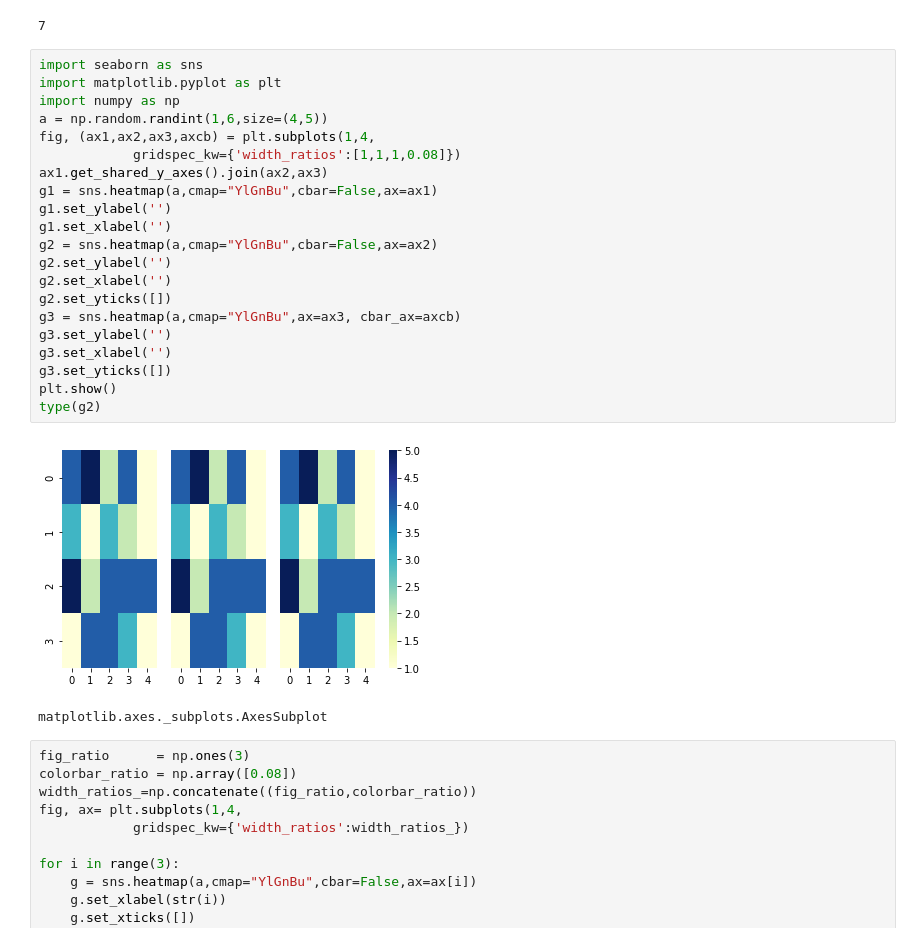
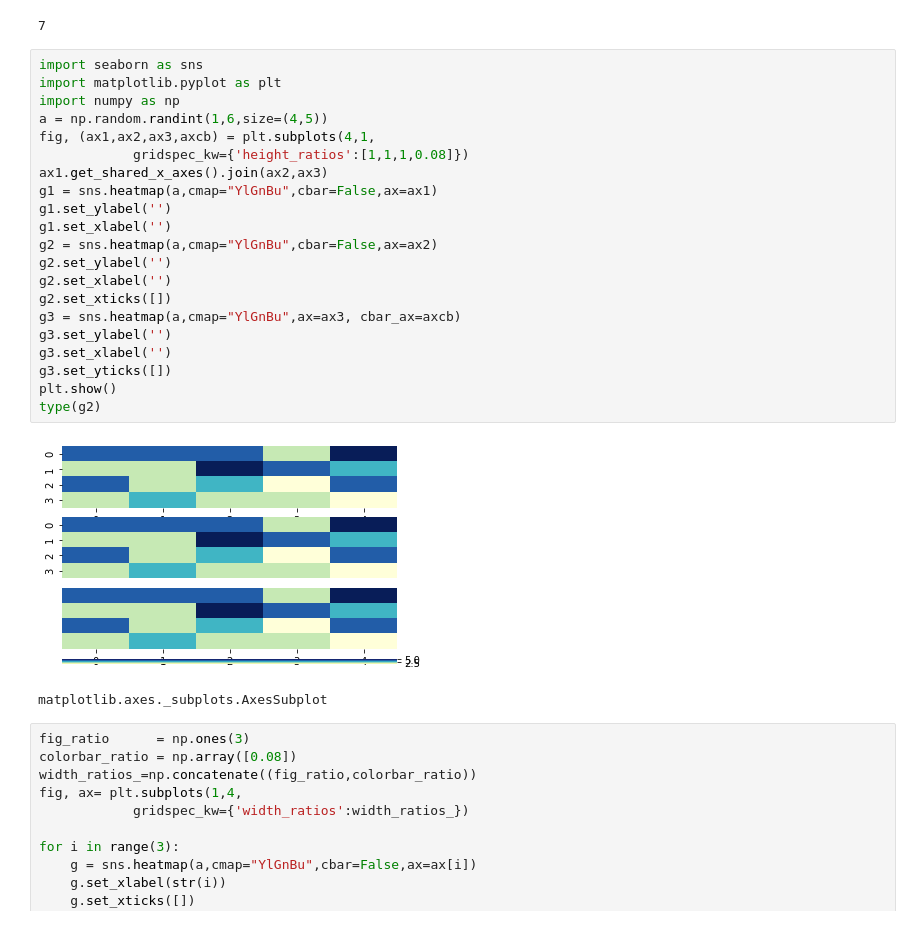
Before and after one commit to niazoys/Interpreting-and-Comparing-CNN, a Jupyter notebook: misc/garbage2.ipynb, the cells around one changed output. Cells and saved outputs as stored; diff of their text form.

```diff
--- a/misc/garbage2.ipynb
+++ b/misc/garbage2.ipynb
@@ -94,26 +94,26 @@ np.size(x)
 # %%
 import seaborn as sns
 import matplotlib.pyplot as plt
 import numpy as np
 a = np.random.randint(1,6,size=(4,5))
-fig, (ax1,ax2,ax3,axcb) = plt.subplots(1,4,
-            gridspec_kw={'width_ratios':[1,1,1,0.08]})
-ax1.get_shared_y_axes().join(ax2,ax3)
+fig, (ax1,ax2,ax3,axcb) = plt.subplots(4,1,
+            gridspec_kw={'height_ratios':[1,1,1,0.08]})
+ax1.get_shared_x_axes().join(ax2,ax3)
 g1 = sns.heatmap(a,cmap="YlGnBu",cbar=False,ax=ax1)
 g1.set_ylabel('')
 g1.set_xlabel('')
 g2 = sns.heatmap(a,cmap="YlGnBu",cbar=False,ax=ax2)
 g2.set_ylabel('')
 g2.set_xlabel('')
-g2.set_yticks([])
+g2.set_xticks([])
 g3 = sns.heatmap(a,cmap="YlGnBu",ax=ax3, cbar_ax=axcb)
 g3.set_ylabel('')
 g3.set_xlabel('')
 g3.set_yticks([])
 plt.show()
 type(g2)
 # %% [output]
-[figure, old version]
+[figure, new version]
 matplotlib.axes._subplots.AxesSubplot
 # %%
 fig_ratio      = np.ones(3)
```
Also changed, not shown: parts of 3 cells of this notebook, 17 other files.
